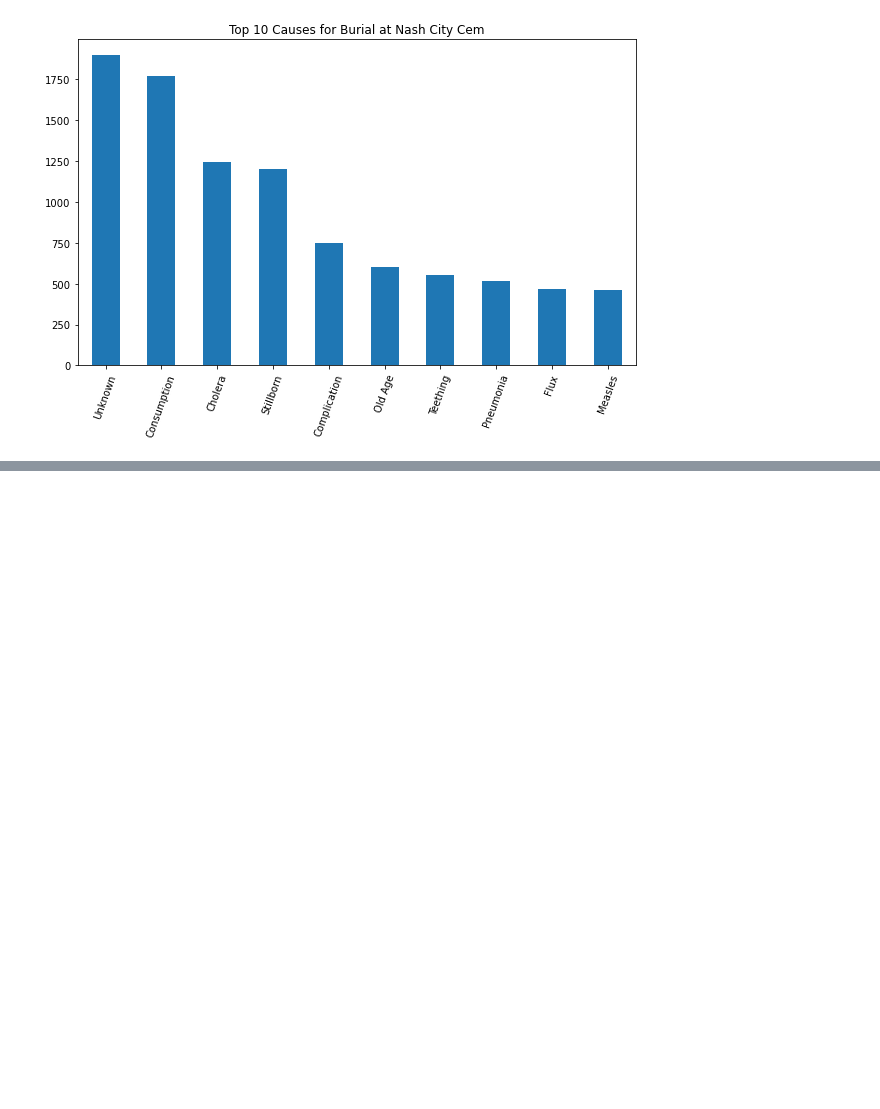
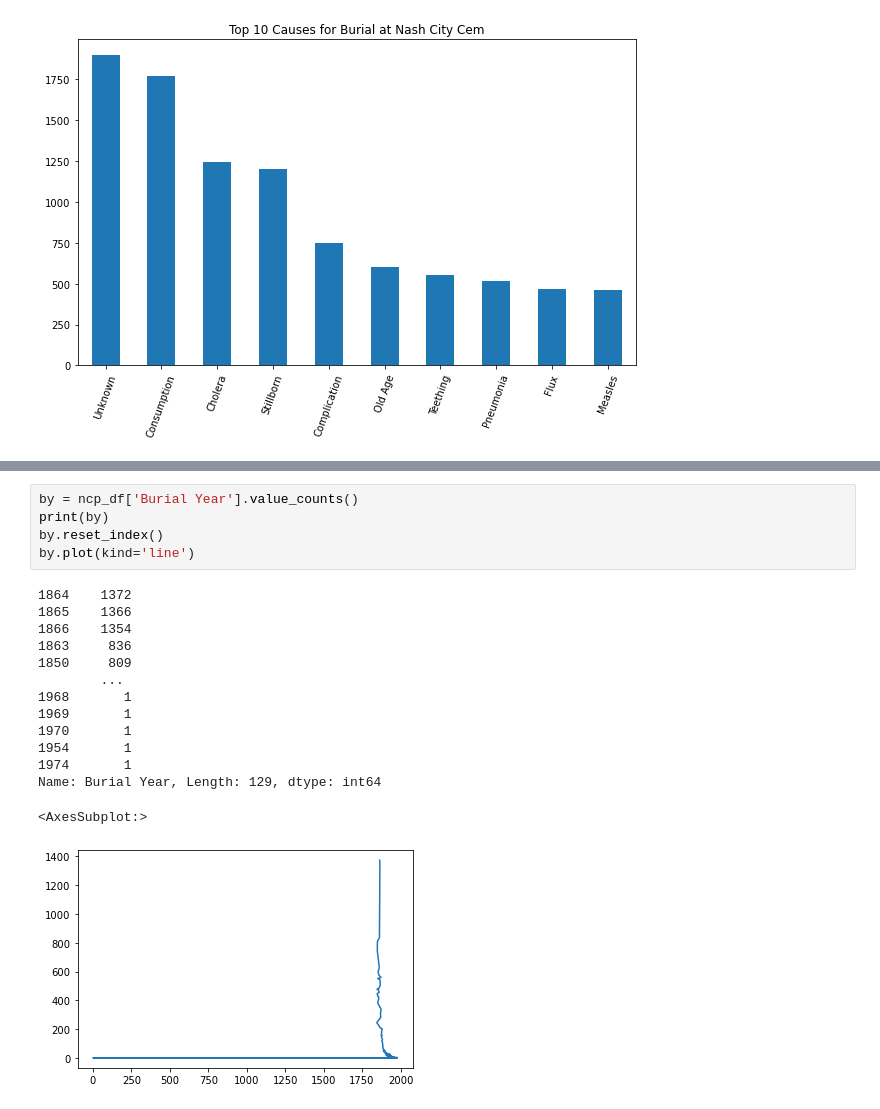
Before and after one commit to NSS-Data-Analytics-Cohort-10/advanced-pandas-t-white-21, a Jupyter notebook: notebook/nc_project.ipynb, the cells around one changed output, grey strips where cells are left out. Drawn from its saved outputs; the diff is of its cells as text; blank space fills up the shorter version.

```diff
--- a/notebook/nc_project.ipynb
+++ b/notebook/nc_project.ipynb
@@ -102,0 +139,20 @@ Text(0.5, 1.0, 'Top 10 Causes for Burial at Nash City Cem')
+# %%
+by = ncp_df['Burial Year'].value_counts()
+print(by)
+by.reset_index()
+by.plot(kind='line')
+# %% [output]
+1864    1372
+1865    1366
+1866    1354
+1863     836
+1850     809
+        ...
+1968       1
+1969       1
+1970       1
+1954       1
+1974       1
+Name: Burial Year, Length: 129, dtype: int64
+<AxesSubplot:>
+[figure, added]
```
Also changed, not shown: parts of 13 cells of this notebook.
